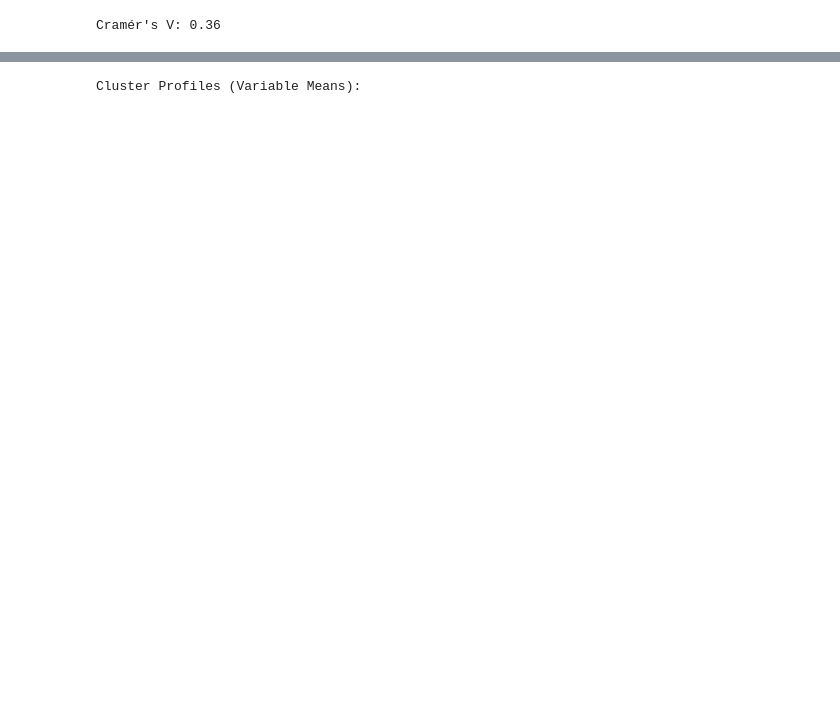
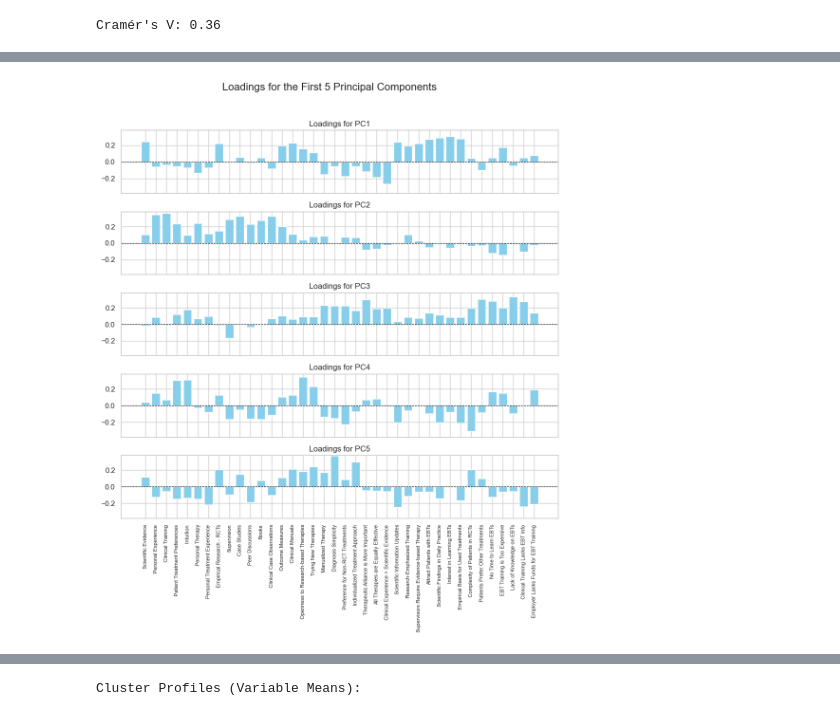
Before and after one commit to Nicobruno92/Psy_ResearchAttitudes, a Jupyter notebook: notebooks/analysis/cluster_analysis.ipynb, the cells around one changed output, grey strips where cells are left out. Saved outputs shown, nothing was run; the diff lists cells and outputs as text; code cells hidden in the pictures; blank space fills up the shorter version.

```diff
--- a/notebooks/analysis/cluster_analysis.ipynb
+++ b/notebooks/analysis/cluster_analysis.ipynb
@@ -213,0 +229,89 @@ Cramér's V: 0.36
+# %%
+# Assuming 'pca' and 'features' are already defined
+# Loadings for the first 5 principal components
+loadings = pd.DataFrame(pca.components_[0:5, :], columns=features.columns)
+
+# Translation dictionary
+translation_dict = {
+    "s1_edad": "Age",
+    "s1_genero": "Gender",
+    "s1_experiencia_clinica": "Clinical Experience",
+    "s1_educacion": "Education",
+    "s1_titulo_terciario": "Tertiary Degree",
+    "s1_titulo": "Degree",
+    "s1_no_titulo_universitario": "No University Degree",
+    "s1_horas_semana_pacientes_atendidos": "Hours per Week - Patients Attended",
+    "s1_contexto_trabajo": "Work Context",
+    "s1_orientacion_teo": "Theoretical Orientation",
+    "s1_marco_teo_terapia_basada_arte": "Theoretical Framework - Art Therapy",
+    "s1_marco_teo_psa": "Theoretical Framework - Psychoanalysis",
+    "s1_marco_teo_tcc": "Theoretical Framework - CBT",
+    "s1_marco_teo_humanista": "Theoretical Framework - Humanistic",
+    "s1_marco_teo_eclectico": "Theoretical Framework - Eclectic",
+    "s2_evidencia_cientifica": "Scientific Evidence",
+    "s2_experiencia_personal": "Personal Experience",
+    "s2_entrenamiento_clinica": "Clinical Training",
+    "s2_tratamiento_preferencia_consultantes": "Patient Treatment Preferences",
+    "s2_intuicion": "Intuition",
+    "s2_terapia_personal": "Personal Therapy",
+    "s3_tratamiento_personal_consultantes": "Personal Treatment Experience",
+    "s3_investigacion_empirica_ensayos_controlados": "Empirical Research - RCTs",
+    "s3_supervision": "Supervision",
+    "s3_estudios_de_caso": "Case Studies",
+    "s3_discusion_pares": "Peer Discussions",
+    "s3_libros": "Books",
+    "s3_observaciones_casos_clinicos": "Clinical Case Observations",
+    "s3_medidas_resultado": "Outcome Measures",
+    "s3_guias_manuales_clinicos": "Clinical Manuals",
+    "s4_apertura_terapias_desarrolladas_por_investigadores": "Openness to Research-based Therapies",
+    "s4_actualizacion_info_cientifica": "Scientific Information Updates",
+    "s4_formacion_enfasis_investigacion": "Research-Emphasized Training",
+    "s4_supervisores_terapia_evidencia_requerimiento": "Supervisors Require Evidence-based Therapy",
+    "s4_tratamientos_cientificos_eficientes": "Efficient Scientific Treatments",
+    "s4_atraer_consultantes_con_tbe": "Attract Patients with EBTs",
+    "s4_hallazgos_cientificos_practica_diaria": "Scientific Findings in Daily Practice",
+    "s4_nueva_terapia_intento": "Trying New Therapies",
+    "s4_interes_aprender_tbe": "Interest in Learning EBTs",
+    "s4_tratamientos_utilizados_base_empirica": "Empirical Basis for Used Treatments",
+    "s4_complejidad_consultantes_ensayos_clinicos": "Complexity of Patients in RCTs",
+    "s4_consultantes_prefieren_otros_tratamientos": "Patients Prefer Other Treatments",
+    "s4_terapia_manualizada": "Manualized Therapy",
+    "s4_diagnosticos_utilizados_son_simples": "Diagnosis Simplicity",
+    "s4_tratamientos_preferencia_no_probados_ensayo_controlado": "Preference for Non-RCT Treatments",
+    "s4_enfoque_tratamiento_individual": "Individualized Treatment Approach",
+    "s4_no_tiempo_aprender_tbe": "No Time to Learn EBTs",
+    "s4_capacitacion_tbe_demasiado_dinero": "EBT Training is Too Expensive",
+    "s4_no_saber_tbe": "Lack of Knowledge on EBTs",
+    "s4_entrenamiento_clinico_no_info_tbe": "Clinical Training Lacks EBT Info",
+    "s4_alianza_terapeutica_mas_importante": "Therapeutic Alliance is More Important",
+    "s4_terapias_igualmente_efectivas": "All Therapies are Equally Effective",
+    "s4_empleador_no_fondos_capacitacion_tbe": "Employer Lacks Funds for EBT Training",
+    "s4_exp_clinica_mas_importante_que_evidencia_cientifica": "Clinical Experience > Scientific Evidence",
+    "provincia_residencia": "Residence Province",
+    "consentimiento_informado": "Informed Consent"
+}
+
+# Rename columns
+loadings.rename(columns=translation_dict, inplace=True)
+
+# Maximum value for scaling purposes
+maxPC = 1.01 * np.max(np.abs(loadings.values))
+
+# Create subplots for each of the first 5 components
+fig, axes = plt.subplots(5, 1, figsize=(10, 12), sharex=True)
+
+for i, ax in enumerate(axes):
+    pc_loadings = loadings.iloc[i, :]
+    ax.bar(pc_loadings.index, pc_loadings.values, color='skyblue')
+    ax.set_ylim(-maxPC, maxPC)
+    ax.set_title(f"Loadings for PC{i+1}", fontsize=12)
+    ax.axhline(0, color='black', linewidth=0.8, linestyle='--')
+    ax.tick_params(axis='x', rotation=90, labelsize=8)
+
+fig.suptitle("Loadings for the First 5 Principal Components", fontsize=16)
+fig.tight_layout(rect=[0, 0, 1, 0.96])
+
+# Show plot
+plt.show()
+# %% [output]
+[figure, added]
```
Also changed, not shown: parts of 33 cells of this notebook, 1 other file.
